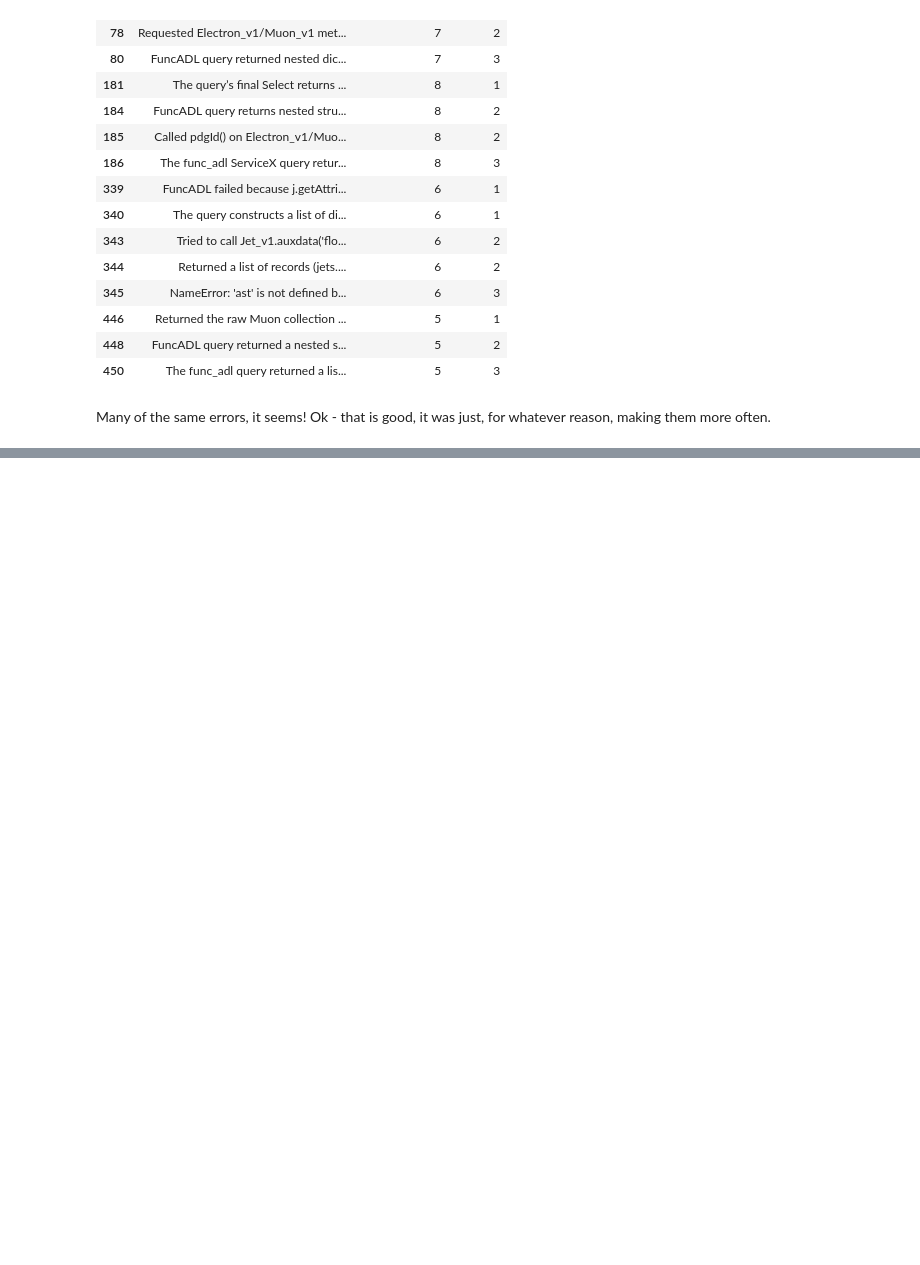
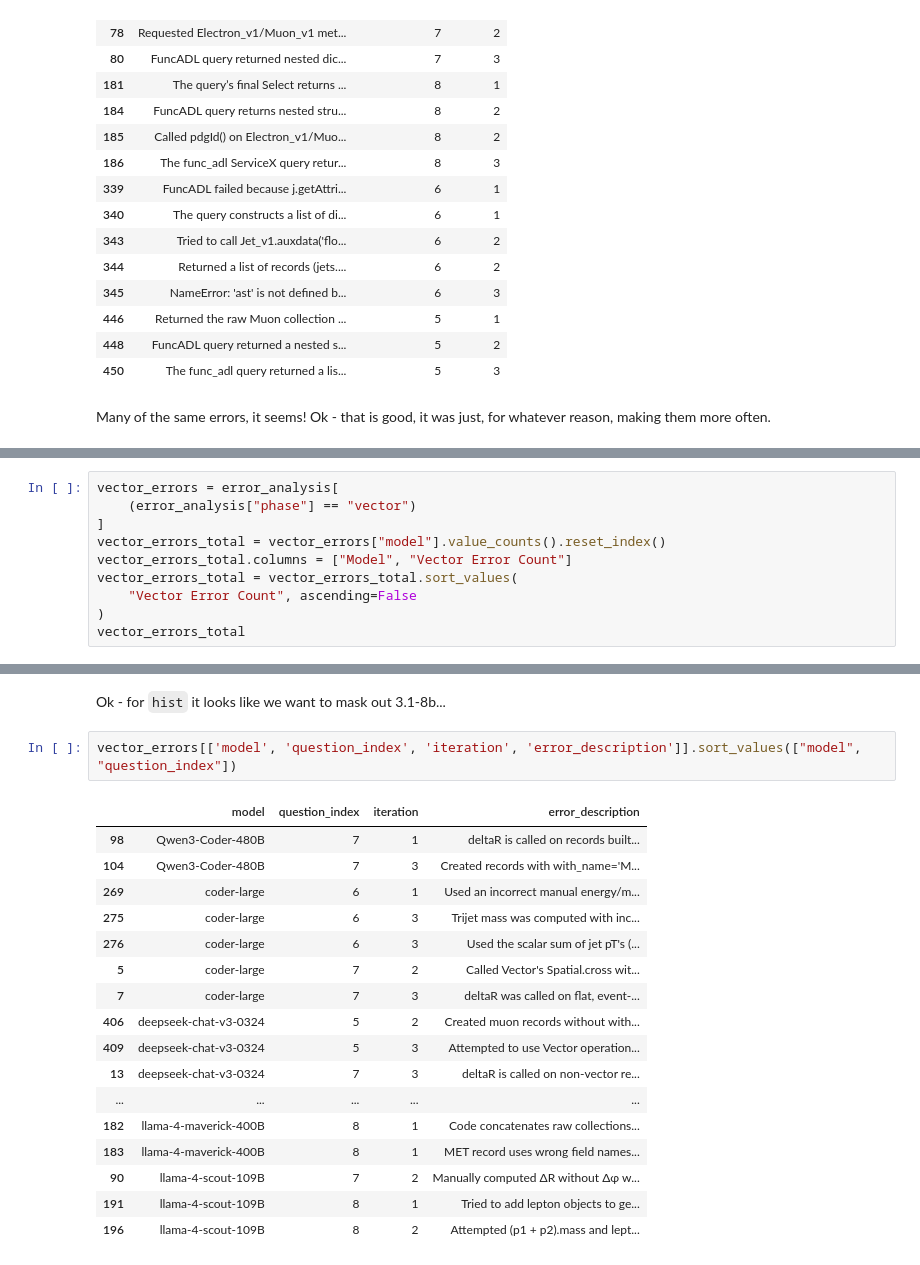
Before and after one commit to gordonwatts/atlas-plot-agent, a Jupyter notebook: notebooks/adl-benchmarks/direct-query-error-analysis.ipynb, the cells around one changed output, grey strips where cells are left out. Saved outputs shown, nothing was run; the diff lists cells and outputs as text; blank space fills up the shorter version.

Commit message:
Added a bit more error analysis

```diff
--- a/notebooks/adl-benchmarks/direct-query-error-analysis.ipynb
+++ b/notebooks/adl-benchmarks/direct-query-error-analysis.ipynb
@@ -302,0 +369,10 @@ Many of the same errors, it seems! Ok - that is good, it was just, for whatever
+# %%
+vector_errors = error_analysis[
+    (error_analysis["phase"] == "vector")
+]
+vector_errors_total = vector_errors["model"].value_counts().reset_index()
+vector_errors_total.columns = ["Model", "Vector Error Count"]
+vector_errors_total = vector_errors_total.sort_values(
+    "Vector Error Count", ascending=False
+)
+vector_errors_total
@@ -302,0 +412,22 @@ Many of the same errors, it seems! Ok - that is good, it was just, for whatever
+# %% [markdown]
+Ok - for `hist` it looks like we want to mask out 3.1-8b...
+# %%
+vector_errors[['model', 'question_index', 'iteration', 'error_description']].sort_values(["model", "question_index"])
+# %% [output]
+|  | model | question_index | iteration | error_description |
+| 98 | Qwen3-Coder-480B | 7 | 1 | deltaR is called on records built... |
+| 104 | Qwen3-Coder-480B | 7 | 3 | Created records with with_name='M... |
+| 269 | coder-large | 6 | 1 | Used an incorrect manual energy/m... |
+| 275 | coder-large | 6 | 3 | Trijet mass was computed with inc... |
+| 276 | coder-large | 6 | 3 | Used the scalar sum of jet pT's (... |
+| 5 | coder-large | 7 | 2 | Called Vector's Spatial.cross wit... |
+| 7 | coder-large | 7 | 3 | deltaR was called on flat, event-... |
+| 406 | deepseek-chat-v3-0324 | 5 | 2 | Created muon records without with... |
+| 409 | deepseek-chat-v3-0324 | 5 | 3 | Attempted to use Vector operation... |
+| 13 | deepseek-chat-v3-0324 | 7 | 3 | deltaR is called on non-vector re... |
+| ... | ... | ... | ... | ... |
+| 182 | llama-4-maverick-400B | 8 | 1 | Code concatenates raw collections... |
+| 183 | llama-4-maverick-400B | 8 | 1 | MET record uses wrong field names... |
+| 90 | llama-4-scout-109B | 7 | 2 | Manually computed ΔR without Δφ w... |
+| 191 | llama-4-scout-109B | 8 | 1 | Tried to add lepton objects to ge... |
+| 196 | llama-4-scout-109B | 8 | 2 | Attempted (p1 + p2).mass and lept... |
```
Also changed, not shown: parts of 11 cells of this notebook.
